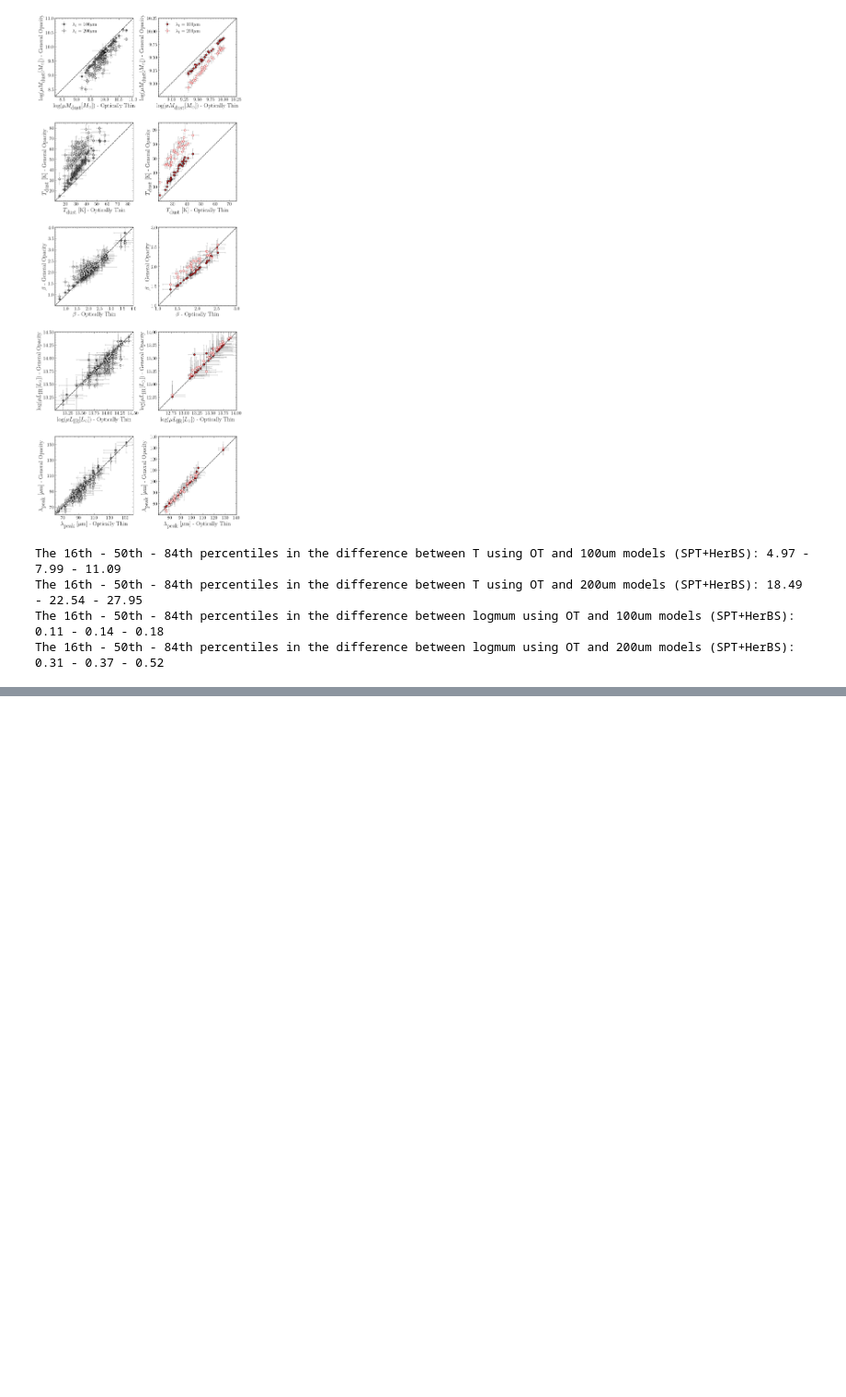
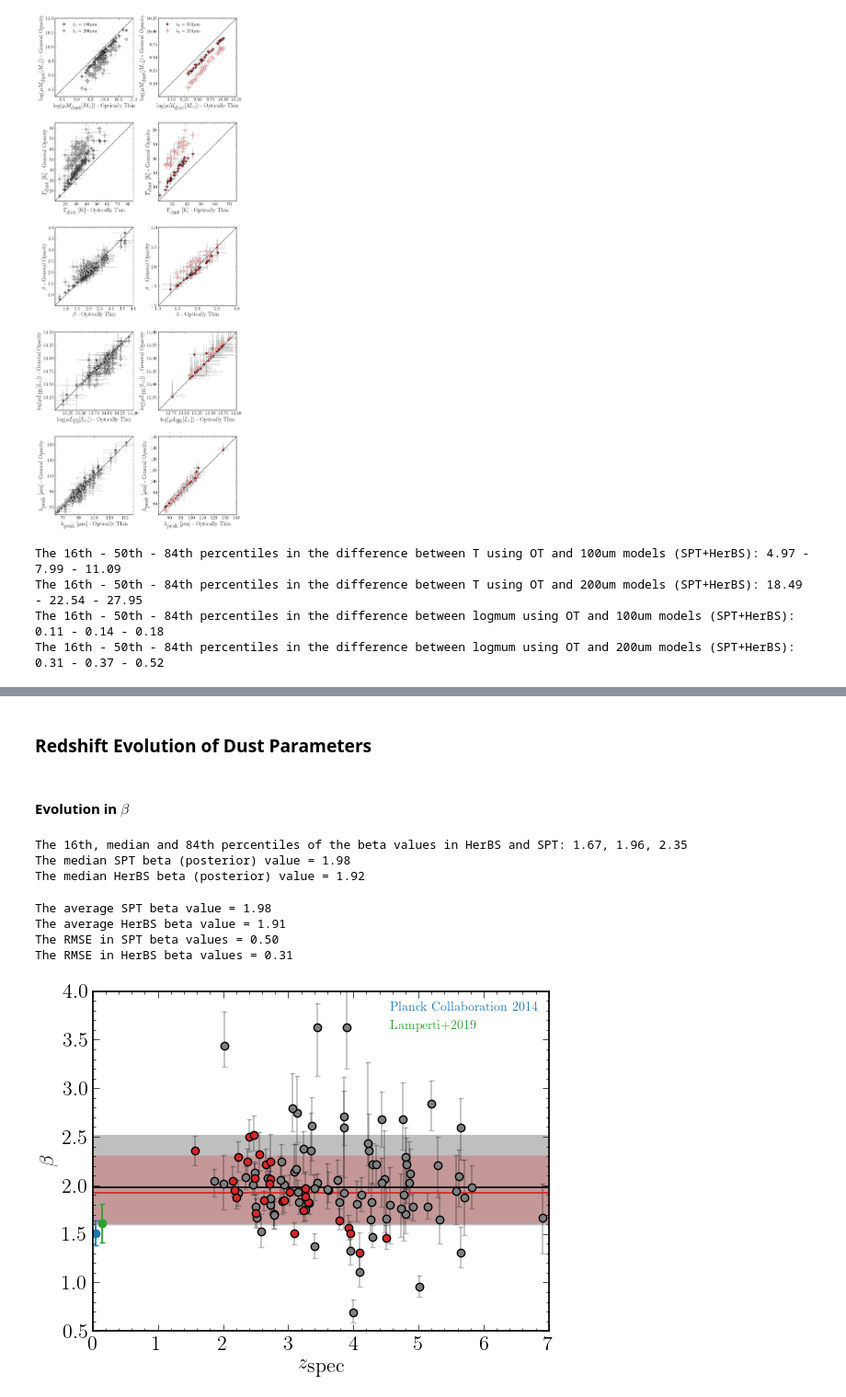
Before and after one commit to BradleyAWard/Thesis-Chapter-4-Beta-Evolution, a Jupyter notebook: analysis.ipynb, the cells around one changed output, grey strips where cells are left out. Shown at 92% size. Drawn from its saved outputs; the diff is of its cells as text; code cells hidden in the pictures; blank space fills up the shorter version.

```diff
--- a/analysis.ipynb
+++ b/analysis.ipynb
@@ -564,0 +625,2 @@ The 16th - 50th - 84th percentiles in the difference between logmum using OT and
+# %% [markdown]
+### Redshift Evolution of Dust Parameters
@@ -564,0 +656,77 @@ The 16th - 50th - 84th percentiles in the difference between logmum using OT and
+# %% [markdown]
+#### Evolution in $\beta$
+# %%
+# Reload beta posteriors
+spt_ot_beta_full = get_full_sample(spt_catalogue_ot, "beta")
+herbs_ot_beta_full = get_full_sample(herbs_catalogue_ot, "beta")
+spt_beta_low, spt_beta_median, spt_beta_high = np.percentile(spt_ot_beta_full, [16,50,84])
+herbs_beta_low, herbs_beta_median, herbs_beta_high = np.percentile(herbs_ot_beta_full, [16,50,84])
+
+# Determine the low, median and high beta values (from individual medians)
+spt_and_herbs_beta_median = np.percentile([*spt_catalogue_results_df['beta_ot'], *herbs_catalogue_results_df['beta_ot']], 50)
+spt_and_herbs_beta_low = np.percentile([*spt_catalogue_results_df['beta_ot'], *herbs_catalogue_results_df['beta_ot']], 16)
+spt_and_herbs_beta_high = np.percentile([*spt_catalogue_results_df['beta_ot'], *herbs_catalogue_results_df['beta_ot']], 84)
+print('The 16th, median and 84th percentiles of the beta values in HerBS and SPT: {:.2f}, {:.2f}, {:.2f}'.format(spt_and_herbs_beta_low, spt_and_herbs_beta_median, spt_and_herbs_beta_high))
+
+# Median on the posterior distributions
+print('The median SPT beta (posterior) value = {:.2f}'.format(spt_beta_median))
+print('The median HerBS beta (posterior) value = {:.2f}'.format(herbs_beta_median))
+# %% [output]
+The 16th, median and 84th percentiles of the beta values in HerBS and SPT: 1.67, 1.96, 2.35
+The median SPT beta (posterior) value = 1.98
+The median HerBS beta (posterior) value = 1.92
+# %%
+# Average beta value
+spt_beta_average = np.percentile(spt_catalogue_results_df['beta_ot'], 50)
+herbs_beta_average = np.percentile(herbs_catalogue_results_df['beta_ot'], 50)
+print('The average SPT beta value = {:.2f}'.format(spt_beta_average))
+print('The average HerBS beta value = {:.2f}'.format(herbs_beta_average))
+
+# RMSE of average beta values
+spt_beta_rmse = np.std(spt_catalogue_results_df['beta_ot'])
+herbs_beta_rmse = np.std(herbs_catalogue_results_df['beta_ot'])
+print('The RMSE in SPT beta values = {:.2f}'.format(spt_beta_rmse))
+print('The RMSE in HerBS beta values = {:.2f}'.format(herbs_beta_rmse))
+# %% [output]
+The average SPT beta value = 1.98
+The average HerBS beta value = 1.91
+The RMSE in SPT beta values = 0.50
+The RMSE in HerBS beta values = 0.31
+# %%
+alpha = 0.25
+z_range = np.linspace(0,8,1000)
+
+fig, ax = plt.subplots()
+
+# Plot median beta values as error bars
+markers, caps, bars = ax.errorbar(spt_catalogue_results_df['z_ot'], spt_catalogue_results_df['beta_ot'], yerr=(spt_catalogue_results_df['beta_low_ot'], spt_catalogue_results_df['beta_high_ot']), color='k', markerfacecolor='gray', fmt='o')
+[bar.set_alpha(alpha) for bar in bars]
+[cap.set_alpha(alpha) for cap in caps]
+markers, caps, bars = ax.errorbar(herbs_catalogue_results_df['z_ot'], herbs_catalogue_results_df['beta_ot'], yerr=(herbs_catalogue_results_df['beta_low_ot'], herbs_catalogue_results_df['beta_high_ot']), color='k', markerfacecolor='tab:red', fmt='o')
+[bar.set_alpha(alpha) for bar in bars]
+[cap.set_alpha(alpha) for cap in caps]
+
+# Filled regions showing the range on combined posterior distribution
+ax.fill_between(z_range, spt_beta_low, spt_beta_high, fc='k', alpha=alpha)
+ax.fill_between(z_range, herbs_beta_low, herbs_beta_high, fc='tab:red', alpha=alpha)
+
+# Median values from combined posterior distribution
+ax.axhline(spt_beta_median, c='k')
+ax.axhline(herbs_beta_median, c='tab:red')
+
+# Error bars for JINGLE and Milky Way values
+ax.errorbar(0.05, planck_2014_beta, yerr=planck_2014_beta_err, fmt='o', c='tab:blue', mfc='tab:blue', label='Planck Collaboration 2014')
+ax.errorbar(0.15, lamperti_2019_beta, yerr=lamperti_2019_beta_err, fmt='o', c='tab:green', mfc='tab:green', label='Lamperti+2019')
+
+handles, labels = ax.get_legend_handles_labels()
+handles = [h[0] for h in handles]
+
+ax.set_xlabel(r'$z_{\textrm{spec}}$')
+ax.set_ylabel(r'$\beta$')
+ax.set_xlim(0,7)
+ax.set_ylim(0.5,4)
+ax.legend(handles, labels, loc='upper right', fontsize=10, markerscale=0, labelcolor=['tab:blue', 'tab:green'])
+plt.savefig(os.getcwd() + '/figures/Figure_4_9.pdf', dpi=1000)
+plt.show()
+# %% [output]
+[figure, added]
```
Also changed, not shown: parts of 19 cells of this notebook, 18 other files.
